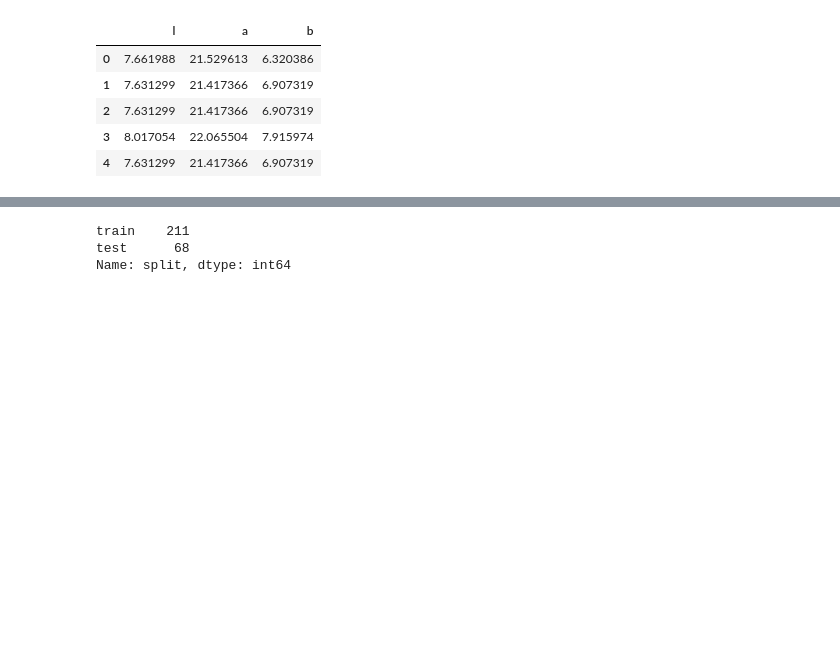
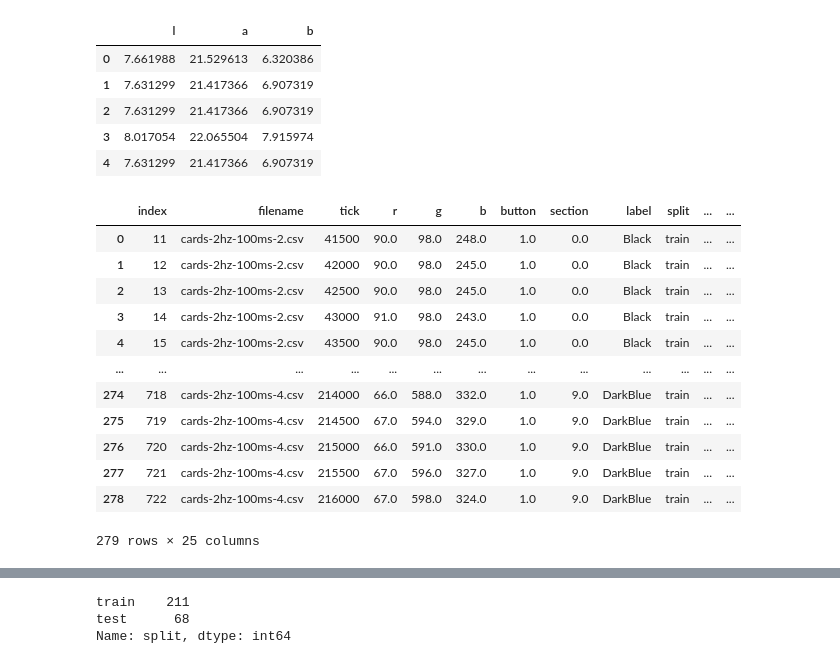
Before and after one commit to jonnor/embeddedml, a Jupyter notebook: emlearn/colordetector/Train.ipynb, the cells around one changed output, grey strips where cells are left out. Drawn from its saved outputs; the diff is of its cells as text; code cells hidden in the pictures; blank space fills up the shorter version.

```diff
--- a/emlearn/colordetector/Train.ipynb
+++ b/emlearn/colordetector/Train.ipynb
@@ -119,6 +119,52 @@ make_color_transformer(target='lab').set_output(transform="pandas").fit_transfor
 | 4 | 7.631299 | 21.417366 | 6.907319 |
 # %%
 
-# PCA2, PLSR/LDA
-# TODO: Plot the samples the different color spaces, as 2d projection
-# Decide on a space to use
+def transform_color(data, transform):
+    columns = ['r', 'g', 'b']
+    y = data['label']
+    rgb = MinMaxScaler().fit_transform(data[columns])
+
+    from sklearn.discriminant_analysis import LinearDiscriminantAnalysis
+    from sklearn.decomposition import PCA
+
+    t = None
+    if transform == 'pca':
+        t = PCA(3)
+    elif transform == 'lda':
+        t = LinearDiscriminantAnalysis(n_components=3)
+    else:
+        t =  make_color_transformer(target=transform)
+
+    t.set_output(transform="pandas")
+    out = t.fit_transform(rgb, y)
+    return out
+
+
+transforms = [
+    'pca',
+    'lda',
+    'hsv',
+    'ycbcr',
+    'lab',
+]
+
+enriched = data.copy()
+for name in transforms:
+    t = transform_color(data, transform=name)
+    enriched = pandas.merge(enriched, t.add_prefix(f'{name}_'), right_index=True, left_index=True)
+
+enriched
+# %% [output]
+|  | index | filename | tick | r | g | b | button | section | label | split | ... | ... |
+| 0 | 11 | cards-2hz-100ms-2.csv | 41500 | 90.0 | 98.0 | 248.0 | 1.0 | 0.0 | Black | train | ... | ... |
+| 1 | 12 | cards-2hz-100ms-2.csv | 42000 | 90.0 | 98.0 | 245.0 | 1.0 | 0.0 | Black | train | ... | ... |
+| 2 | 13 | cards-2hz-100ms-2.csv | 42500 | 90.0 | 98.0 | 245.0 | 1.0 | 0.0 | Black | train | ... | ... |
+| 3 | 14 | cards-2hz-100ms-2.csv | 43000 | 91.0 | 98.0 | 243.0 | 1.0 | 0.0 | Black | train | ... | ... |
+| 4 | 15 | cards-2hz-100ms-2.csv | 43500 | 90.0 | 98.0 | 245.0 | 1.0 | 0.0 | Black | train | ... | ... |
+| ... | ... | ... | ... | ... | ... | ... | ... | ... | ... | ... | ... | ... |
+| 274 | 718 | cards-2hz-100ms-4.csv | 214000 | 66.0 | 588.0 | 332.0 | 1.0 | 9.0 | DarkBlue | train | ... | ... |
+| 275 | 719 | cards-2hz-100ms-4.csv | 214500 | 67.0 | 594.0 | 329.0 | 1.0 | 9.0 | DarkBlue | train | ... | ... |
+| 276 | 720 | cards-2hz-100ms-4.csv | 215000 | 66.0 | 591.0 | 330.0 | 1.0 | 9.0 | DarkBlue | train | ... | ... |
+| 277 | 721 | cards-2hz-100ms-4.csv | 215500 | 67.0 | 596.0 | 327.0 | 1.0 | 9.0 | DarkBlue | train | ... | ... |
+| 278 | 722 | cards-2hz-100ms-4.csv | 216000 | 67.0 | 598.0 | 324.0 | 1.0 | 9.0 | DarkBlue | train | ... | ... |
+279 rows × 25 columns
```
Also changed, not shown: parts of 8 cells of this notebook.
